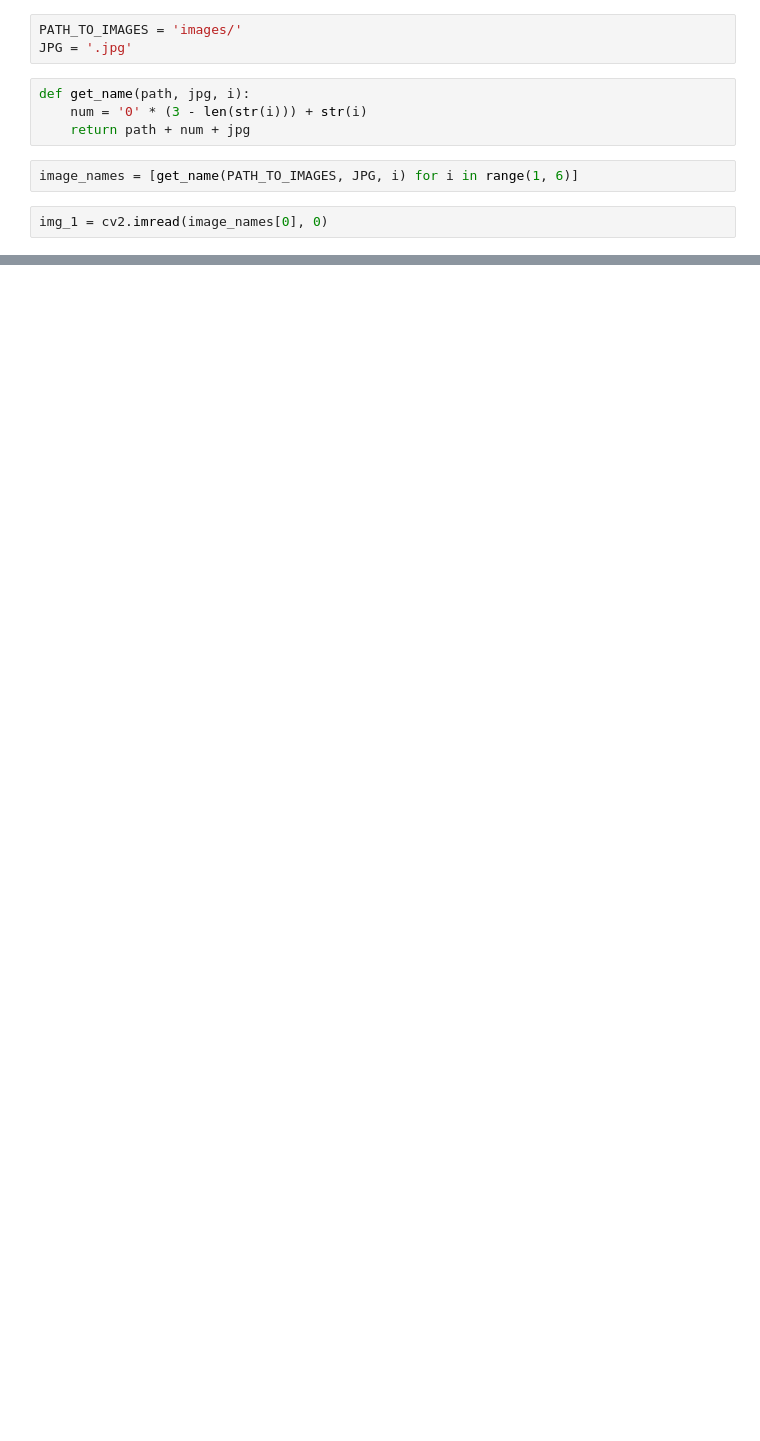
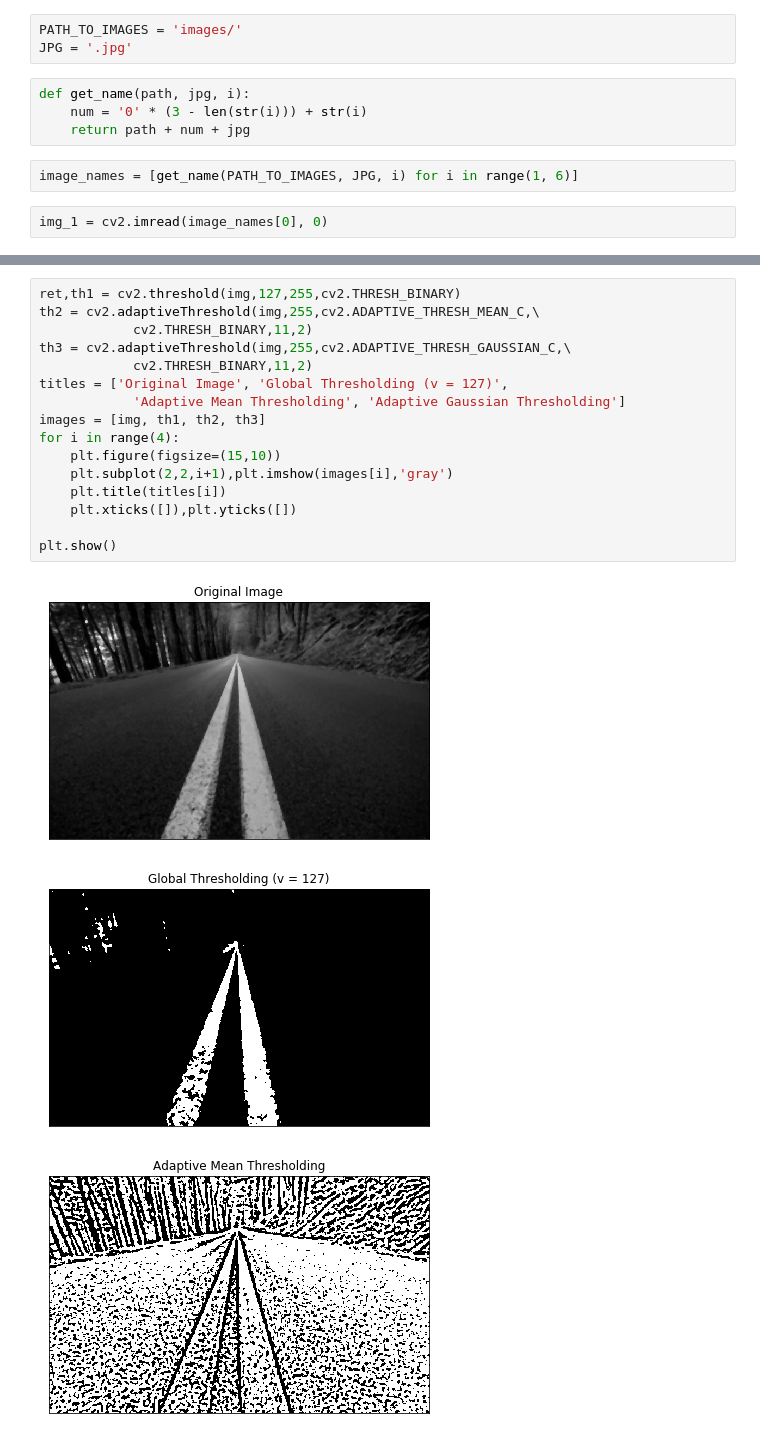
Before and after one commit to MACderRu/CV_Lab, a Jupyter notebook: Hough_transform.ipynb, the cells around one changed output, grey strips where cells are left out. Saved outputs shown, nothing was run; the diff lists cells and outputs as text; blank space fills up the shorter version.

```diff
--- a/Hough_transform.ipynb
+++ b/Hough_transform.ipynb
@@ -17,0 +33,20 @@ img_1 = cv2.imread(image_names[0], 0)
+# %%
+ret,th1 = cv2.threshold(img,127,255,cv2.THRESH_BINARY)
+th2 = cv2.adaptiveThreshold(img,255,cv2.ADAPTIVE_THRESH_MEAN_C,\
+            cv2.THRESH_BINARY,11,2)
+th3 = cv2.adaptiveThreshold(img,255,cv2.ADAPTIVE_THRESH_GAUSSIAN_C,\
+            cv2.THRESH_BINARY,11,2)
+titles = ['Original Image', 'Global Thresholding (v = 127)',
+            'Adaptive Mean Thresholding', 'Adaptive Gaussian Thresholding']
+images = [img, th1, th2, th3]
+for i in range(4):
+    plt.figure(figsize=(15,10))
+    plt.subplot(2,2,i+1),plt.imshow(images[i],'gray')
+    plt.title(titles[i])
+    plt.xticks([]),plt.yticks([])
+
+plt.show()
+# %% [output]
+[figure, added]
+[figure, added]
+[figure, added]
```
Also changed, not shown: parts of 28 cells of this notebook.
